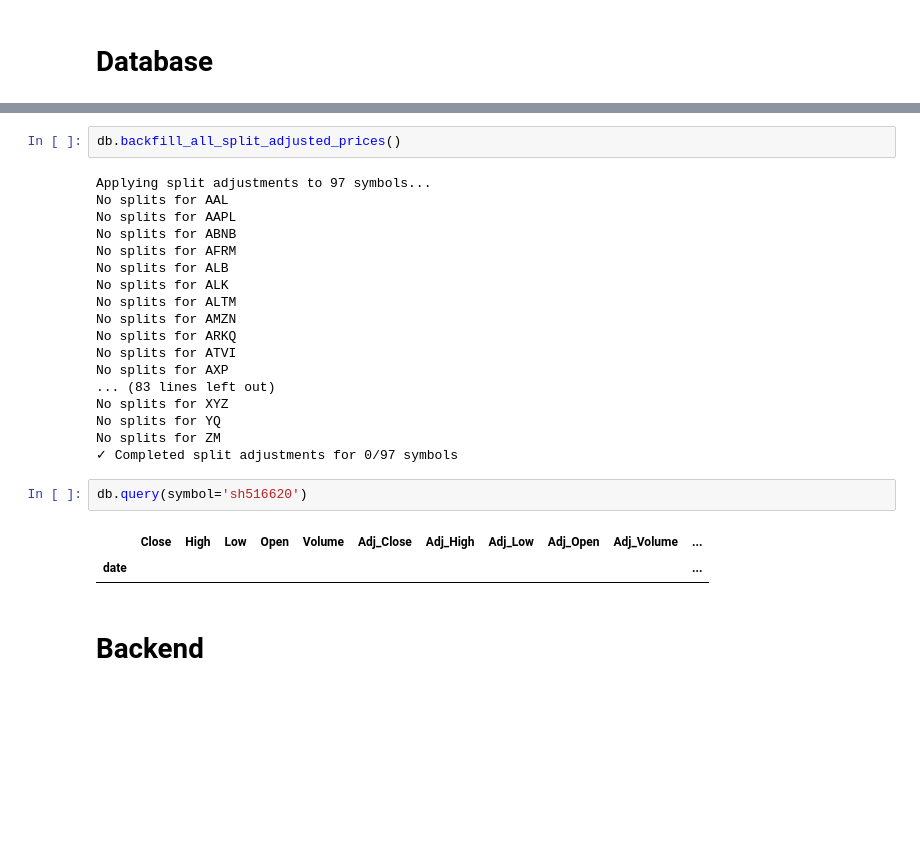
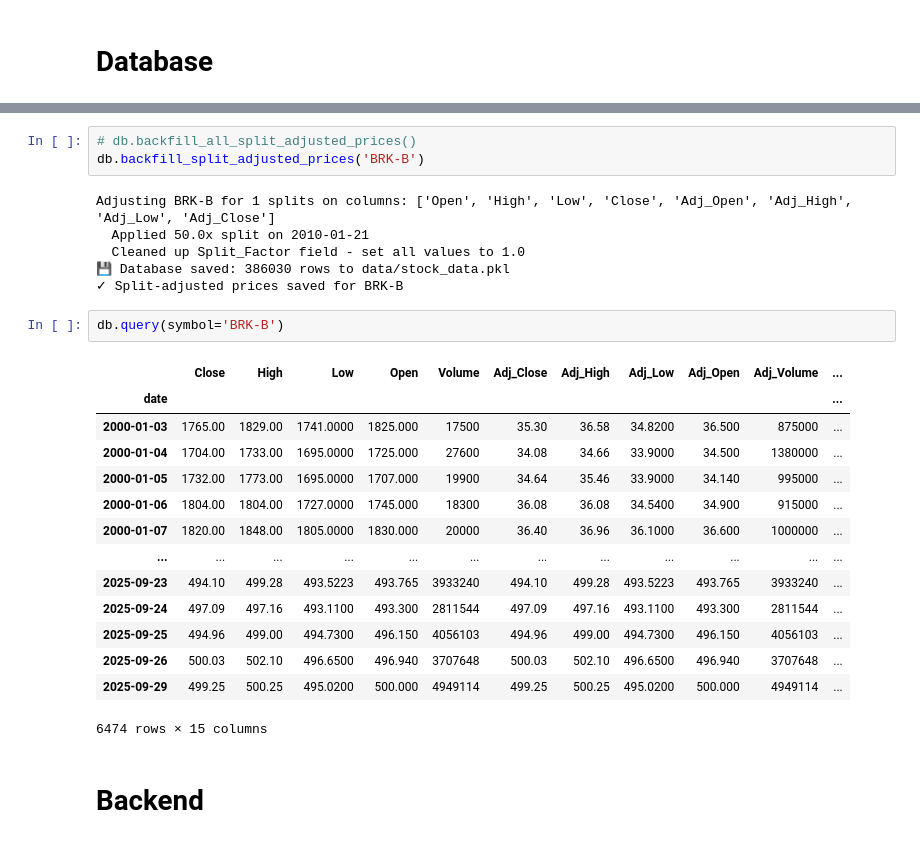
Before and after one commit to farrellsc/StockAnalysis, a Jupyter notebook: playground.ipynb, the cells around one changed output, grey strips where cells are left out. Drawn from its saved outputs; the diff is of its cells as text; blank space fills up the shorter version.

```diff
--- a/playground.ipynb
+++ b/playground.ipynb
@@ -141,28 +143,29 @@ Date range: {'start_date': '2000-01-03', 'end_date': '2025-09-26'}
 # %%
-db.backfill_all_split_adjusted_prices()
+# db.backfill_all_split_adjusted_prices()
+db.backfill_split_adjusted_prices('BRK-B')
 # %% [output]
-Applying split adjustments to 97 symbols...
-No splits for AAL
-No splits for AAPL
-No splits for ABNB
-No splits for AFRM
-No splits for ALB
-No splits for ALK
-No splits for ALTM
-No splits for AMZN
-No splits for ARKQ
-No splits for ATVI
-No splits for AXP
-... (83 lines left out)
-No splits for XYZ
-No splits for YQ
-No splits for ZM
-✓ Completed split adjustments for 0/97 symbols
+Adjusting BRK-B for 1 splits on columns: ['Open', 'High', 'Low', 'Close', 'Adj_Open', 'Adj_High', 'Adj_Low', 'Adj_Close']
+  Applied 50.0x split on 2010-01-21
+  Cleaned up Split_Factor field - set all values to 1.0
+💾 Database saved: 386030 rows to data/stock_data.pkl
+✓ Split-adjusted prices saved for BRK-B
 # %%
-db.query(symbol='sh516620')
+db.query(symbol='BRK-B')
 # %% [output]
 |  | Close | High | Low | Open | Volume | Adj_Close | Adj_High | Adj_Low | Adj_Open | Adj_Volume | ... |
 | date |  |  |  |  |  |  |  |  |  |  | ... |
+| 2000-01-03 | 1765.00 | 1829.00 | 1741.0000 | 1825.000 | 17500 | 35.30 | 36.58 | 34.8200 | 36.500 | 875000 | ... |
+| 2000-01-04 | 1704.00 | 1733.00 | 1695.0000 | 1725.000 | 27600 | 34.08 | 34.66 | 33.9000 | 34.500 | 1380000 | ... |
+| 2000-01-05 | 1732.00 | 1773.00 | 1695.0000 | 1707.000 | 19900 | 34.64 | 35.46 | 33.9000 | 34.140 | 995000 | ... |
+| 2000-01-06 | 1804.00 | 1804.00 | 1727.0000 | 1745.000 | 18300 | 36.08 | 36.08 | 34.5400 | 34.900 | 915000 | ... |
+| 2000-01-07 | 1820.00 | 1848.00 | 1805.0000 | 1830.000 | 20000 | 36.40 | 36.96 | 36.1000 | 36.600 | 1000000 | ... |
+| ... | ... | ... | ... | ... | ... | ... | ... | ... | ... | ... | ... |
+| 2025-09-23 | 494.10 | 499.28 | 493.5223 | 493.765 | 3933240 | 494.10 | 499.28 | 493.5223 | 493.765 | 3933240 | ... |
+| 2025-09-24 | 497.09 | 497.16 | 493.1100 | 493.300 | 2811544 | 497.09 | 497.16 | 493.1100 | 493.300 | 2811544 | ... |
+| 2025-09-25 | 494.96 | 499.00 | 494.7300 | 496.150 | 4056103 | 494.96 | 499.00 | 494.7300 | 496.150 | 4056103 | ... |
+| 2025-09-26 | 500.03 | 502.10 | 496.6500 | 496.940 | 3707648 | 500.03 | 502.10 | 496.6500 | 496.940 | 3707648 | ... |
+| 2025-09-29 | 499.25 | 500.25 | 495.0200 | 500.000 | 4949114 | 499.25 | 500.25 | 495.0200 | 500.000 | 4949114 | ... |
+6474 rows × 15 columns
 # %% [markdown]
 # Backend
 # %%
```
Also changed, not shown: parts of 8 cells of this notebook, 2 other files.
